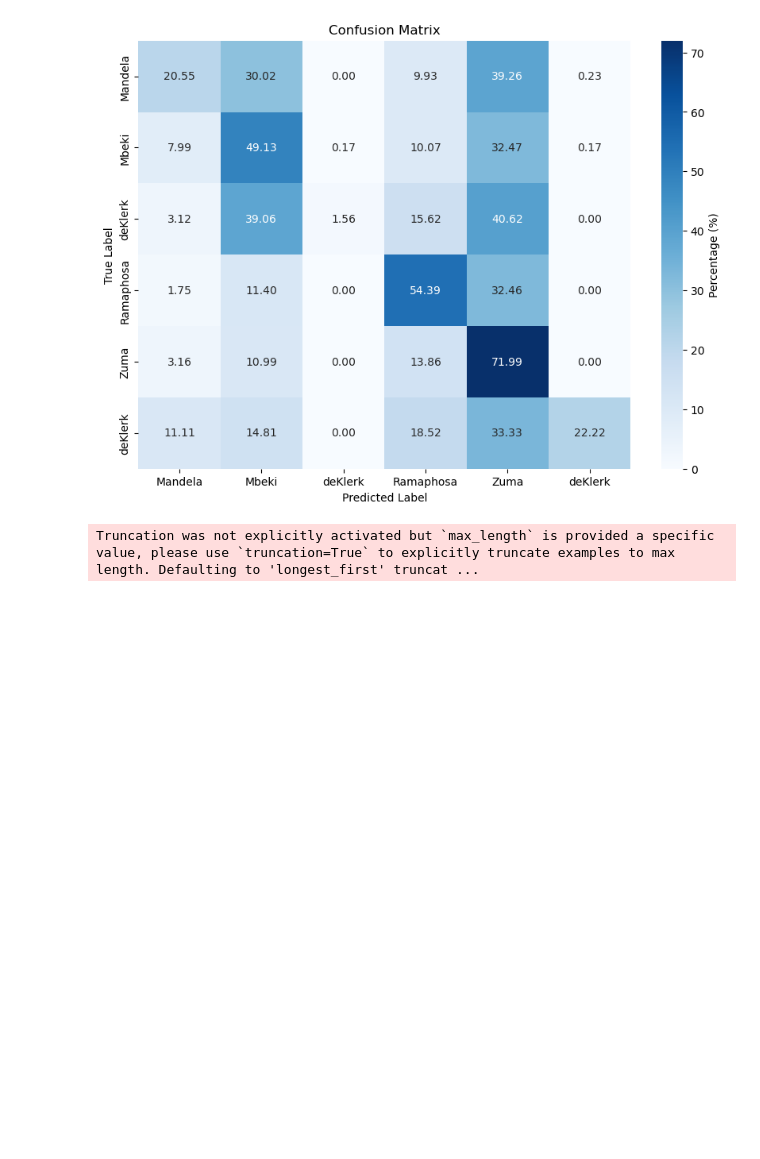
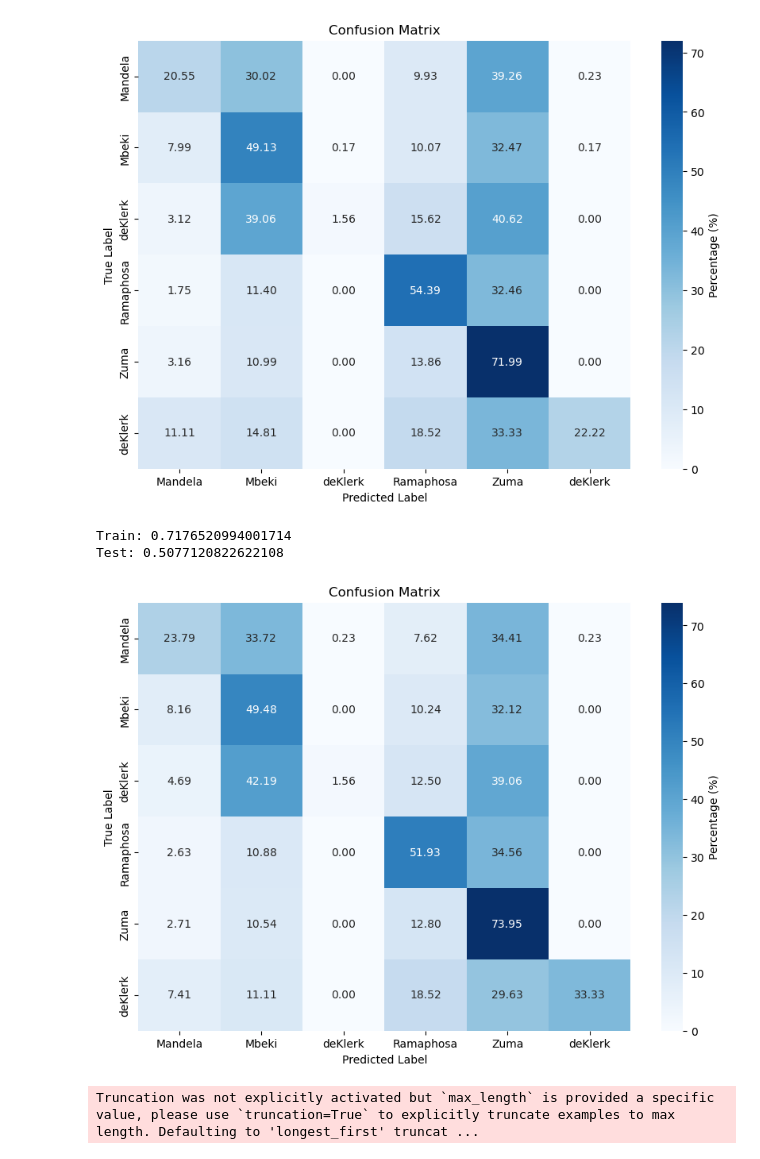
Before and after one commit to nnyase/data-science-4-industry, a Jupyter notebook: Assignment.ipynb, the cells around one changed output. Drawn from its saved outputs; the diff is of its cells as text; code cells hidden in the pictures; blank space fills up the shorter version.

```diff
--- a/Assignment.ipynb
+++ b/Assignment.ipynb
@@ -360,6 +355,40 @@ plt.show()
 Train: 0.7176520994001714
 Test: 0.5
 [figure]
+# %%
+pipe = Pipeline([
+    ('bow', CountVectorizer()),
+    ('model', xgb.XGBClassifier(
+        learning_rate=0.1,
+        max_depth=7,
+        n_estimators=80,
+        use_label_encoder=False,
+        eval_metric='auc'
+    ))
+])
+
+# Fit the pipeline with the data
+pipe.fit(x_train, y_train)
+
+y_pred_class = pipe.predict(x_test)
+
+print('Train: {}'.format(metrics.accuracy_score(y_train, y_pred_train)))
+print('Test: {}'.format(metrics.accuracy_score(y_test, y_pred_class)))
+
+
+confusion=metrics.confusion_matrix(y_test, y_pred_class)
+row_sums = confusion.sum(axis=1)
+normalized_confusion = confusion / row_sums[:, np.newaxis] * 100
+plt.figure(figsize=(10, 7))
+sns.heatmap(normalized_confusion, annot=True,  fmt=".2f", cmap="Blues", xticklabels=labels, yticklabels=labels, cbar_kws={'label': 'Percentage (%)'})
+plt.ylabel('True Label')
+plt.xlabel('Predicted Label')
+plt.title('Confusion Matrix')
+plt.show()
+# %% [output]
+Train: 0.7176520994001714
+Test: 0.5077120822622108
+[figure, added]
 # %%
 import tensorflow as tf
 from tensorflow.keras.layers import Dense, Input
```
Also changed, not shown: parts of 26 cells of this notebook.
